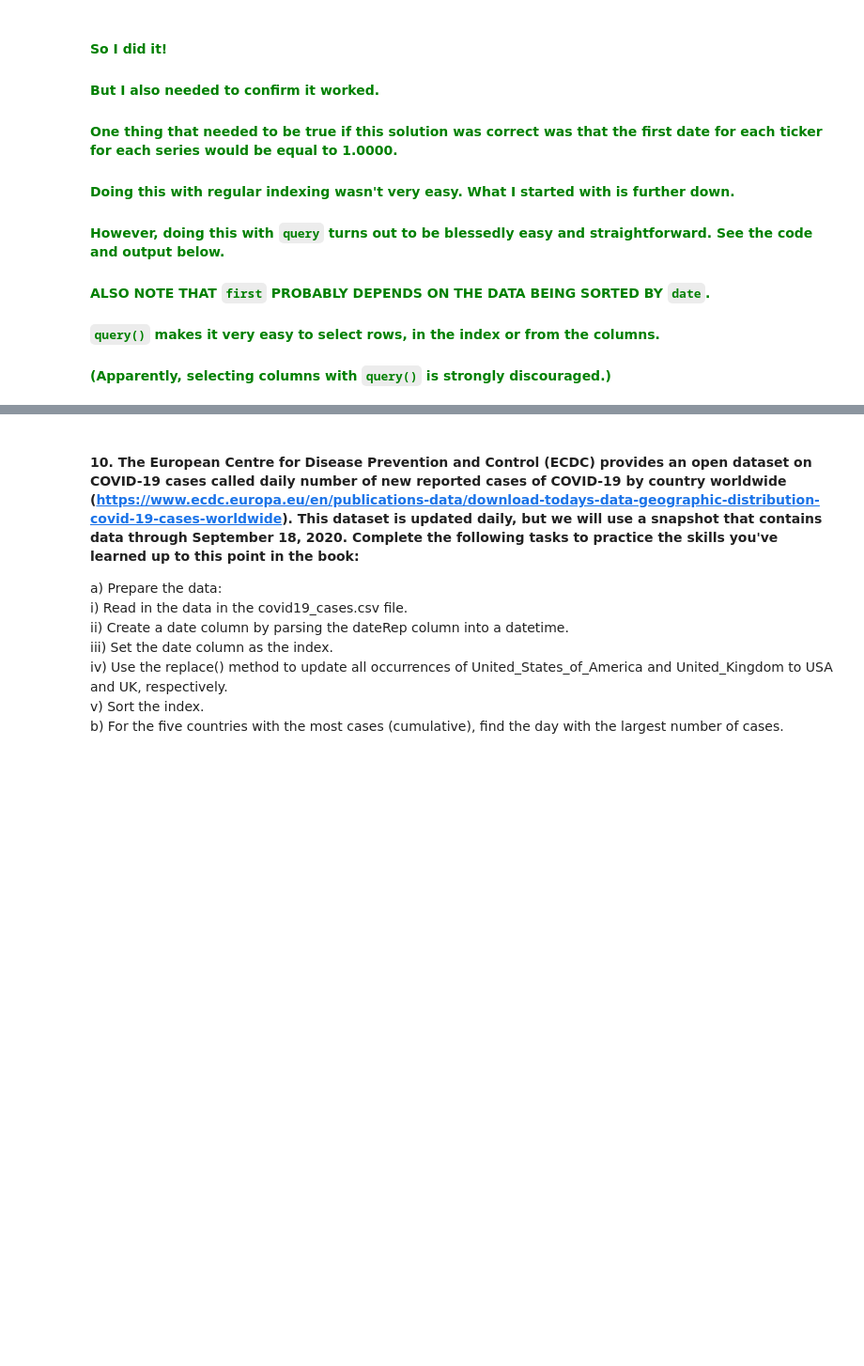
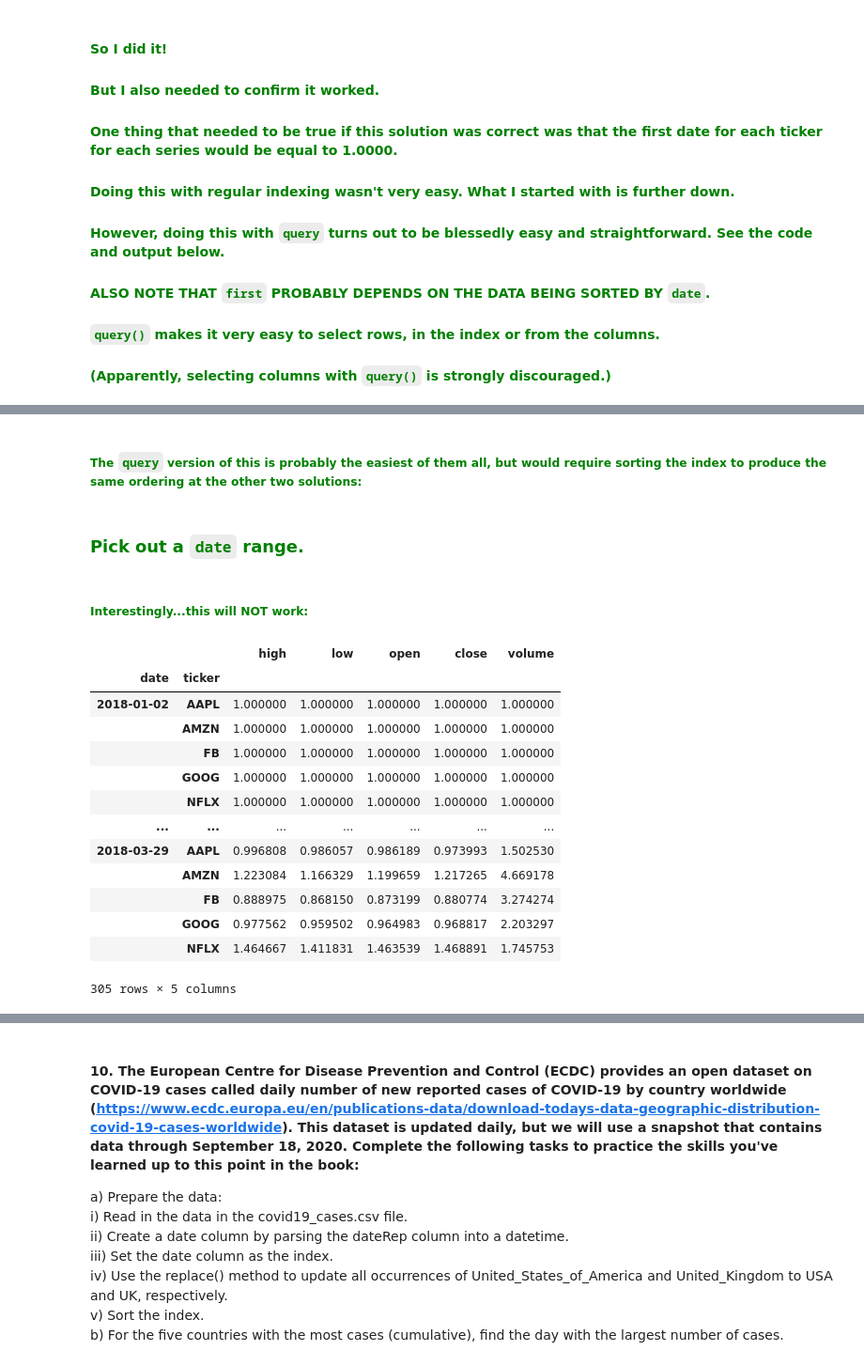
Before and after one commit to FuriousGeorge19/Hands-On-Data-Analysis-with-Pandas-2nd-edition, a Jupyter notebook: ch_04/Exercises_Chapter_4.ipynb, the cells around one changed output, grey strips where cells are left out. Shown: that part at 94% size. Drawn from its saved outputs; the diff is of its cells as text; code cells hidden in the pictures; blank space fills up the shorter version.

```diff
--- a/ch_04/Exercises_Chapter_4.ipynb
+++ b/ch_04/Exercises_Chapter_4.ipynb
@@ -760,0 +316,2 @@ faang_indexed.loc[idx[:, ["AMZN", "FB"]], ['low', 'volume']]
+# %% [markdown]
+##### <span style="color:green" > The `query` version of this is probably the easiest of them all, but would require sorting the index to produce the same ordering at the other two solutions: </span>
@@ -760,0 +321,21 @@ faang_indexed.loc[idx[:, ["AMZN", "FB"]], ['low', 'volume']]
+# %% [markdown]
+### <span style="color:green" > **Pick out a `date` range.** </span>
+# %% [markdown]
+##### <span style="color:green" > Interestingly...this will NOT work: </span>
+# %%
+faang_indexed.loc[(slice("2018-01","2018-03"), slice(None)), :]
+# %% [output]
+|  |  | high | low | open | close | volume |
+| date | ticker |  |  |  |  |  |
+| 2018-01-02 | AAPL | 1.000000 | 1.000000 | 1.000000 | 1.000000 | 1.000000 |
+|  | AMZN | 1.000000 | 1.000000 | 1.000000 | 1.000000 | 1.000000 |
+|  | FB | 1.000000 | 1.000000 | 1.000000 | 1.000000 | 1.000000 |
+|  | GOOG | 1.000000 | 1.000000 | 1.000000 | 1.000000 | 1.000000 |
+|  | NFLX | 1.000000 | 1.000000 | 1.000000 | 1.000000 | 1.000000 |
+| ... | ... | ... | ... | ... | ... | ... |
+| 2018-03-29 | AAPL | 0.996808 | 0.986057 | 0.986189 | 0.973993 | 1.502530 |
+|  | AMZN | 1.223084 | 1.166329 | 1.199659 | 1.217265 | 4.669178 |
+|  | FB | 0.888975 | 0.868150 | 0.873199 | 0.880774 | 3.274274 |
+|  | GOOG | 0.977562 | 0.959502 | 0.964983 | 0.968817 | 2.203297 |
+|  | NFLX | 1.464667 | 1.411831 | 1.463539 | 1.468891 | 1.745753 |
+305 rows × 5 columns
```
Also changed, not shown: parts of 101 cells of this notebook.
